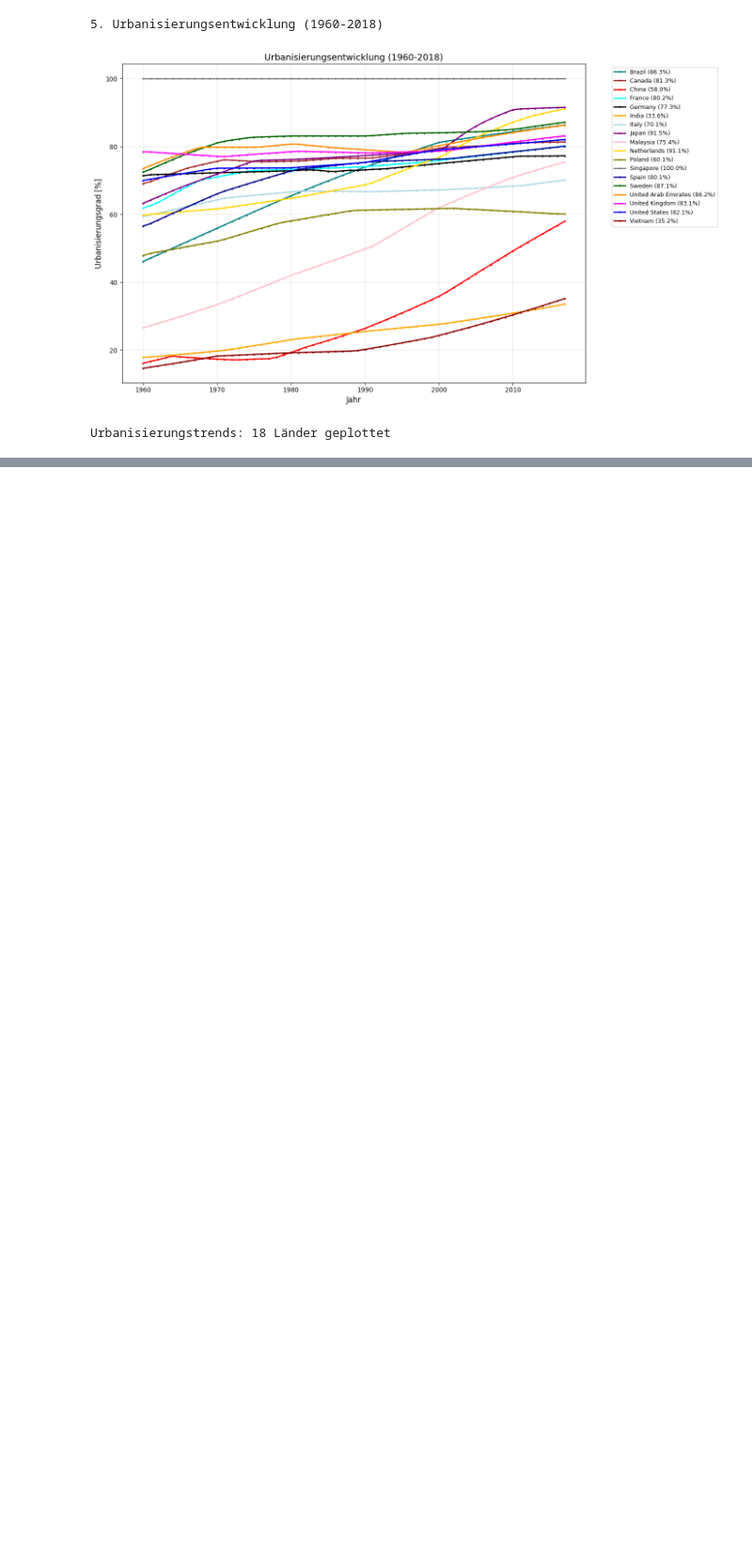
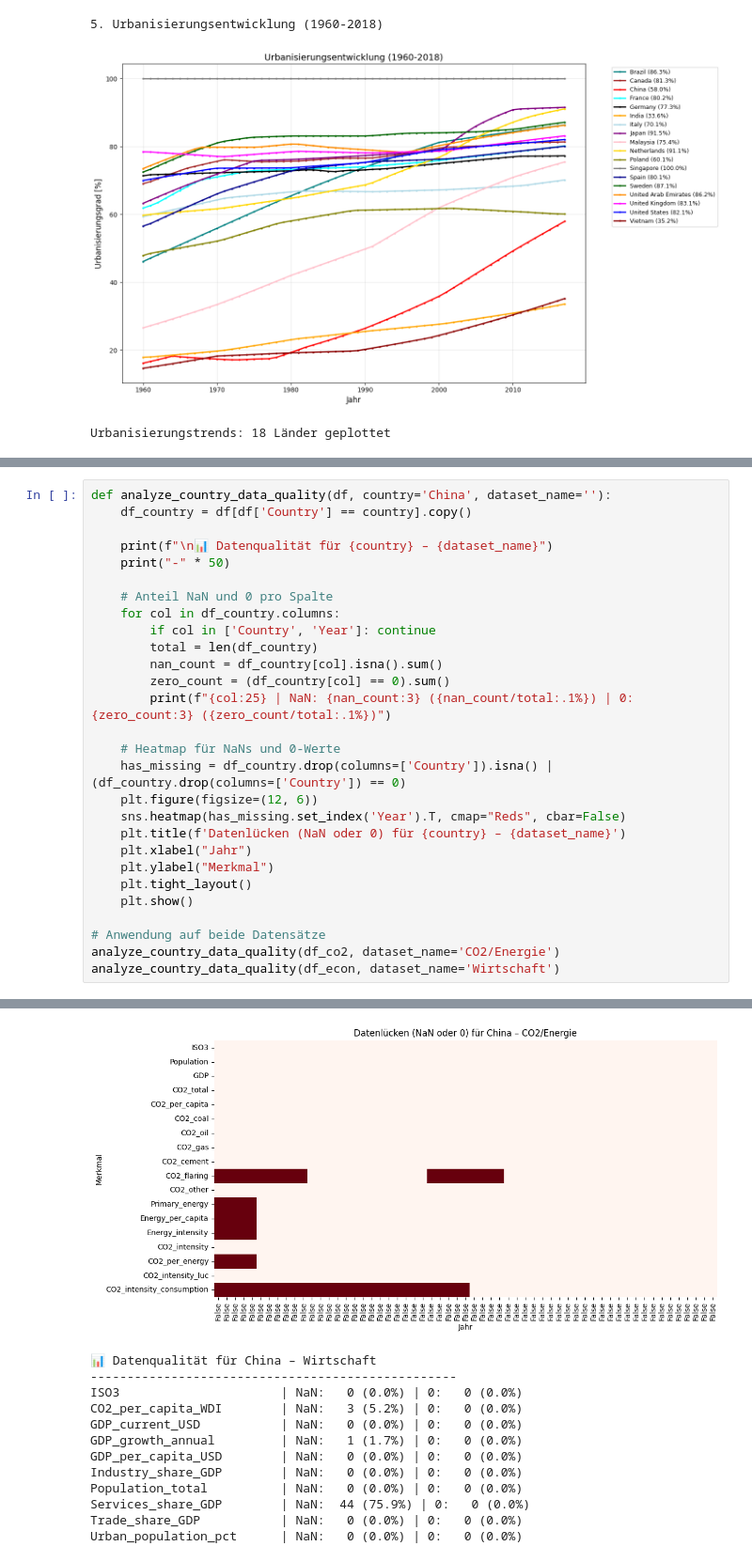
Before and after one commit to belavonwangenheim/group14-co2-NetZeroTrackers, a Jupyter notebook: notebooks/03_data_visualization.ipynb.ipynb, the cells around one changed output, grey strips where cells are left out. Shown at 94% size. Cells and saved outputs as stored; diff of their text form; blank space fills up the shorter version.

Commit message:
added visualisation and datacheck for China

```diff
--- a/notebooks/03_data_visualization.ipynb.ipynb
+++ b/notebooks/03_data_visualization.ipynb.ipynb
@@ -348,0 +370,29 @@ Urbanisierungstrends: 18 Länder geplottet
+# %%
+def analyze_country_data_quality(df, country='China', dataset_name=''):
+    df_country = df[df['Country'] == country].copy()
+
+    print(f"\n📊 Datenqualität für {country} – {dataset_name}")
+    print("-" * 50)
+
+    # Anteil NaN und 0 pro Spalte
+    for col in df_country.columns:
+        if col in ['Country', 'Year']: continue
+        total = len(df_country)
+        nan_count = df_country[col].isna().sum()
+        zero_count = (df_country[col] == 0).sum()
+        print(f"{col:25} | NaN: {nan_count:3} ({nan_count/total:.1%}) | 0: {zero_count:3} ({zero_count/total:.1%})")
+
+    # Heatmap für NaNs und 0-Werte
+    has_missing = df_country.drop(columns=['Country']).isna() | (df_country.drop(columns=['Country']) == 0)
+    plt.figure(figsize=(12, 6))
+    sns.heatmap(has_missing.set_index('Year').T, cmap="Reds", cbar=False)
+    plt.title(f'Datenlücken (NaN oder 0) für {country} – {dataset_name}')
+    plt.xlabel("Jahr")
+    plt.ylabel("Merkmal")
+    plt.tight_layout()
+    plt.show()
+
+# Anwendung auf beide Datensätze
+analyze_country_data_quality(df_co2, dataset_name='CO2/Energie')
+analyze_country_data_quality(df_econ, dataset_name='Wirtschaft')
+# %% [output]
@@ -348,0 +419,13 @@ Urbanisierungstrends: 18 Länder geplottet
+[figure, added]
+📊 Datenqualität für China – Wirtschaft
+--------------------------------------------------
+ISO3                      | NaN:   0 (0.0%) | 0:   0 (0.0%)
+CO2_per_capita_WDI        | NaN:   3 (5.2%) | 0:   0 (0.0%)
+GDP_current_USD           | NaN:   0 (0.0%) | 0:   0 (0.0%)
+GDP_growth_annual         | NaN:   1 (1.7%) | 0:   0 (0.0%)
+GDP_per_capita_USD        | NaN:   0 (0.0%) | 0:   0 (0.0%)
+Industry_share_GDP        | NaN:   0 (0.0%) | 0:   0 (0.0%)
+Population_total          | NaN:   0 (0.0%) | 0:   0 (0.0%)
+Services_share_GDP        | NaN:  44 (75.9%) | 0:   0 (0.0%)
+Trade_share_GDP           | NaN:   0 (0.0%) | 0:   0 (0.0%)
+Urban_population_pct      | NaN:   0 (0.0%) | 0:   0 (0.0%)
```
Also changed, not shown: parts of 2 cells of this notebook, 1 other file.
